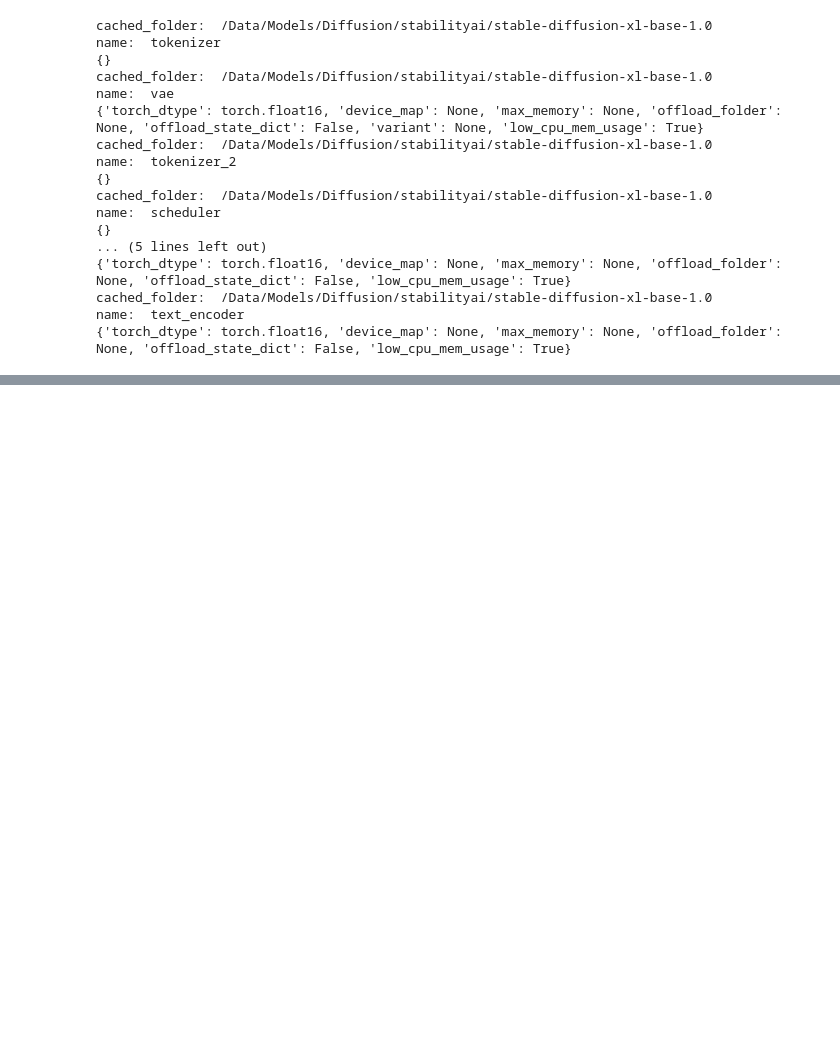
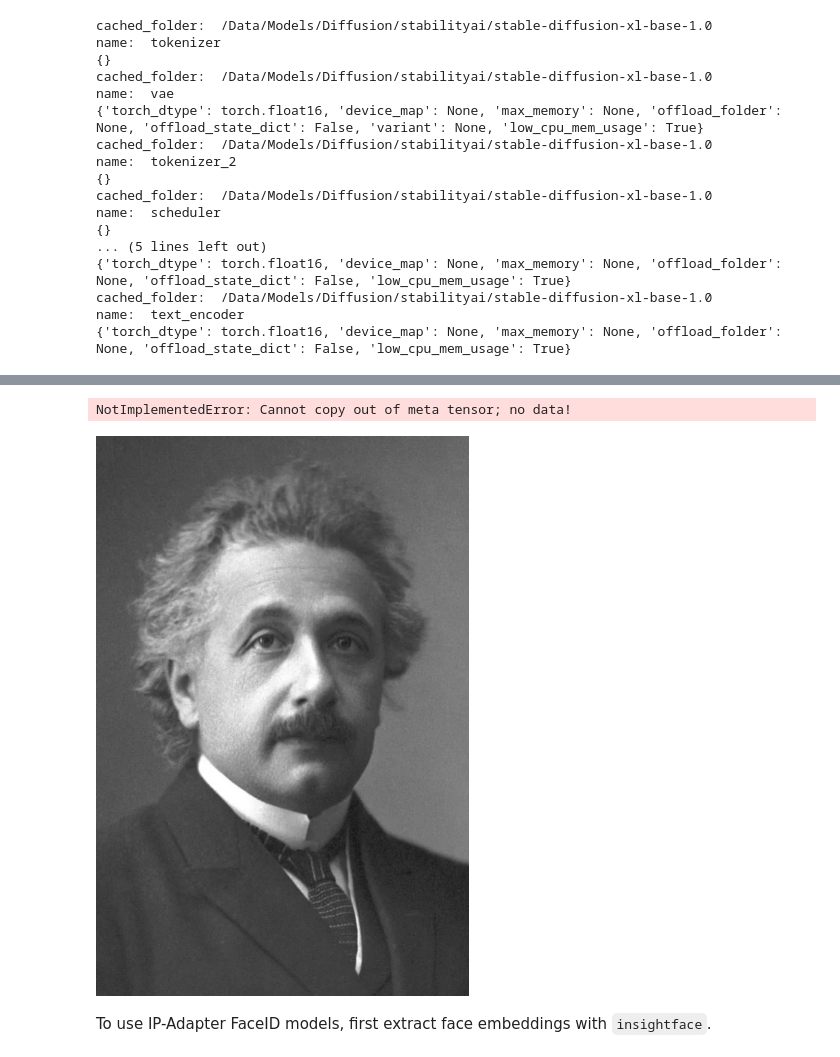
Before and after one commit to InServiceOfX/InServiceOfX, a Jupyter notebook: Notebooks/ThirdParty/HuggingFace/diffusers/IP-Adapter.ipynb, the cells around one changed output, grey strips where cells are left out. Drawn from its saved outputs; the diff is of its cells as text; code cells hidden in the pictures; blank space fills up the shorter version.

```diff
--- a/Notebooks/ThirdParty/HuggingFace/diffusers/IP-Adapter.ipynb
+++ b/Notebooks/ThirdParty/HuggingFace/diffusers/IP-Adapter.ipynb
@@ -68,0 +180,5 @@ pipeline.load_ip_adapter(example_ip_adapter, subfolder="sdxl_models", weight_nam
+# %%
+pipeline.enable_model_cpu_offload()
+pipeline.enable_sequential_cpu_offload()
+# %% [output]
+NotImplementedError: Cannot copy out of meta tensor; no data!
@@ -68,0 +197,6 @@ pipeline.load_ip_adapter(example_ip_adapter, subfolder="sdxl_models", weight_nam
+# %%
+image0=load_image("https://huggingface.co/datasets/huggingface/documentation-images/resolve/main/diffusers/ip_adapter_einstein_base.png")
+# %%
+image0
+# %% [output]
+[figure, added]
@@ -68,0 +216,2 @@ pipeline.load_ip_adapter(example_ip_adapter, subfolder="sdxl_models", weight_nam
+# %% [markdown]
+To use IP-Adapter FaceID models, first extract face embeddings with `insightface`.
```
Also changed, not shown: parts of 27 cells of this notebook.
